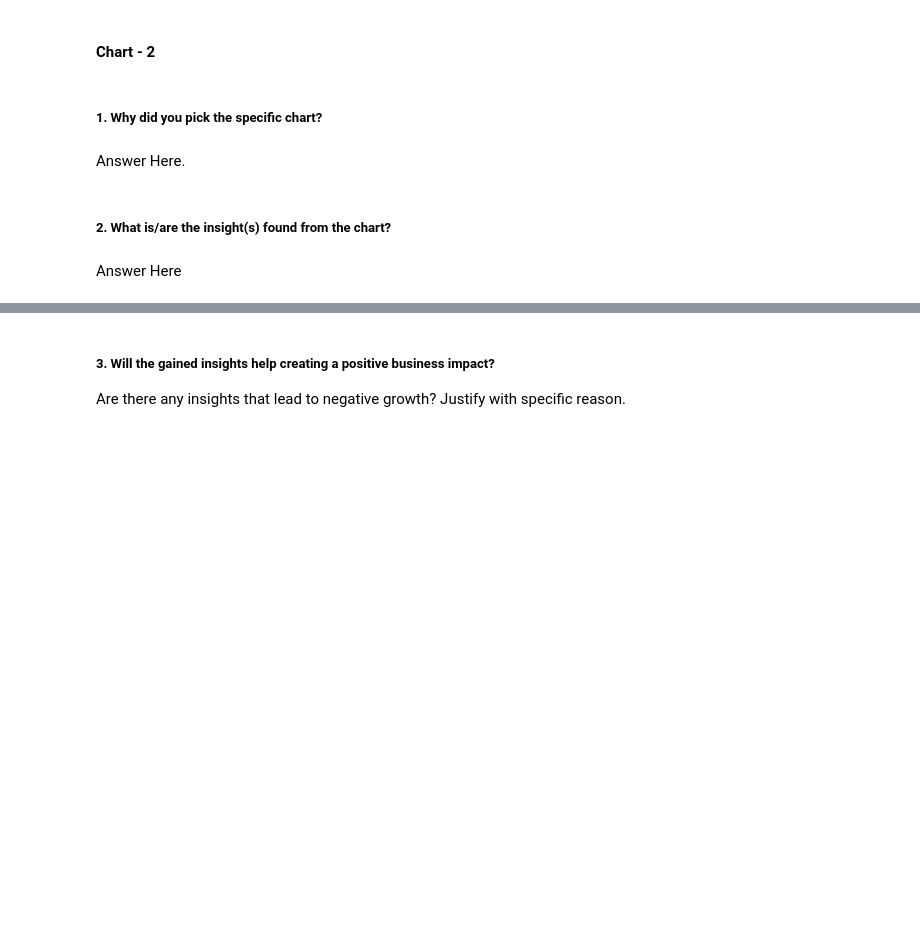
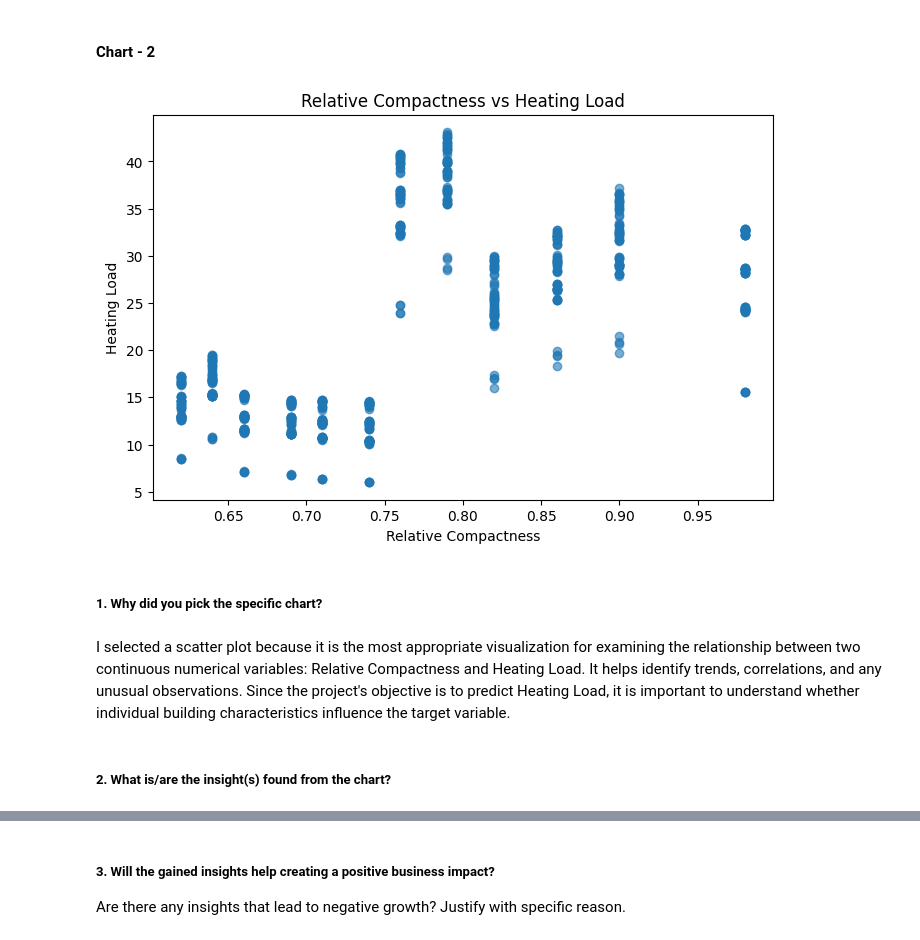
Before and after one commit to sanyam092006/ml_new, a Jupyter notebook: Copy_of_Sample_ML_Submission_Template_new.ipynb, the cells around one changed output, grey strips where cells are left out. Cells and saved outputs as stored; diff of their text form; code cells hidden in the pictures; blank space fills up the shorter version.

```diff
--- a/Copy_of_Sample_ML_Submission_Template_new.ipynb
+++ b/Copy_of_Sample_ML_Submission_Template_new.ipynb
@@ -207,8 +247,20 @@ Answer Here
+# %%
+plt.figure(figsize=(8,5))
+
+plt.scatter(df['Relative Compactness'],
+            df['Heating Load'],
+            alpha=0.6)
+
+plt.xlabel("Relative Compactness")
+plt.ylabel("Heating Load")
+plt.title("Relative Compactness vs Heating Load")
+
+plt.show()
+# %% [output]
+[figure, added]
 # %% [markdown]
 ##### 1. Why did you pick the specific chart?
-# %% [markdown]
-Answer Here.
+# %% [markdown]
+I selected a scatter plot because it is the most appropriate visualization for examining the relationship between two continuous numerical variables: Relative Compactness and Heating Load. It helps identify trends, correlations, and any unusual observations. Since the project's objective is to predict Heating Load, it is important to understand whether individual building characteristics influence the target variable.
 # %% [markdown]
 ##### 2. What is/are the insight(s) found from the chart?
-# %% [markdown]
-Answer Here
```
Also changed, not shown: parts of 60 cells of this notebook.
